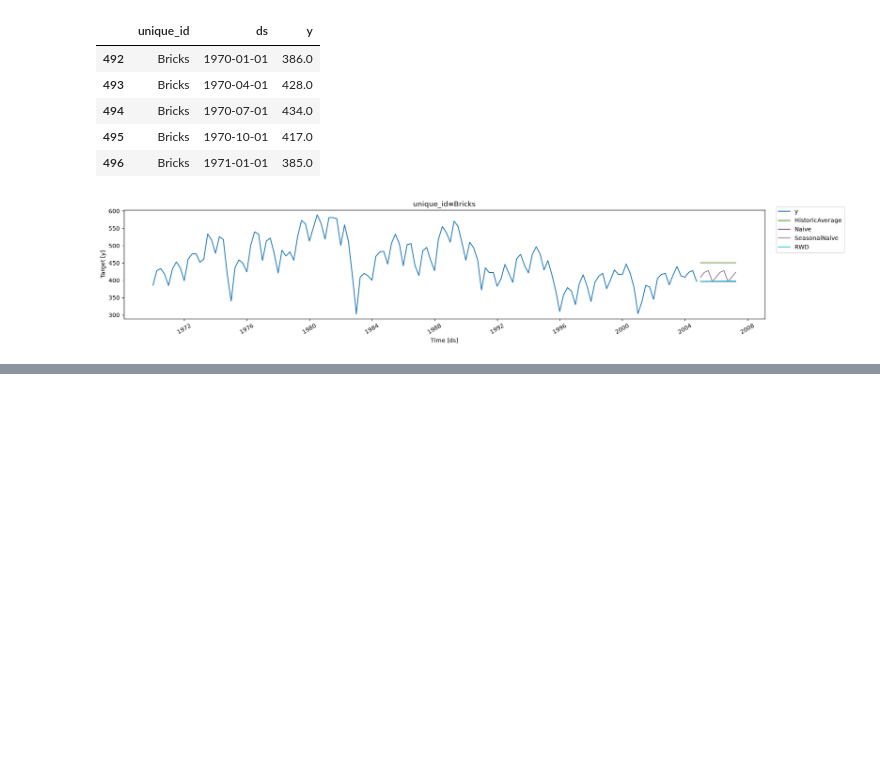
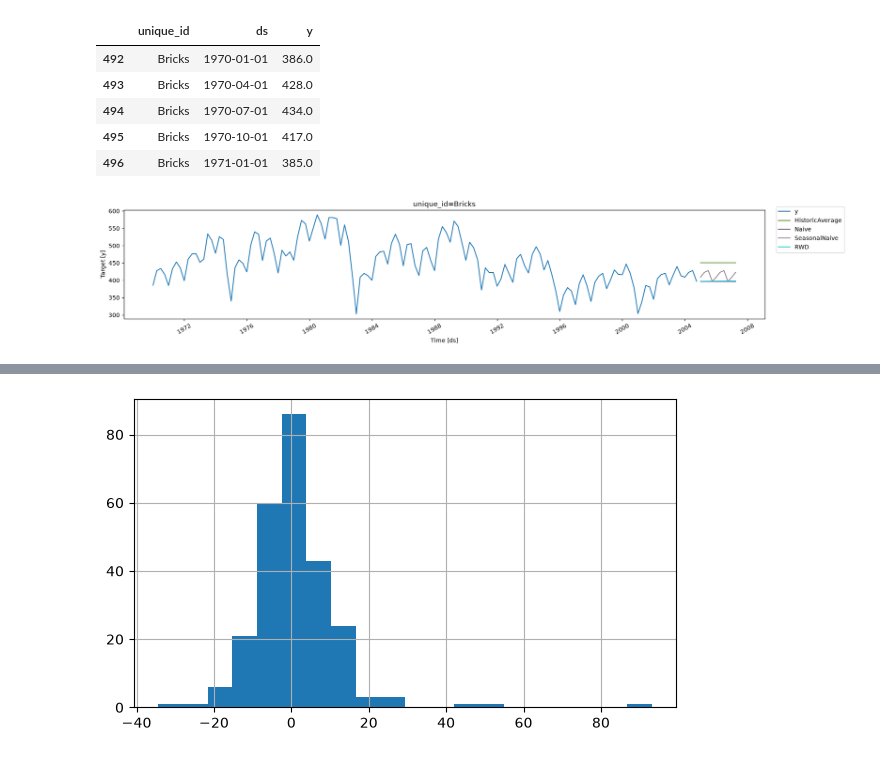
Before and after one commit to DinithBJayalath/ms-time-series, a Jupyter notebook: fpp-book/forecasting.ipynb, the cells around one changed output, grey strips where cells are left out. Drawn from its saved outputs; the diff is of its cells as text; code cells hidden in the pictures; blank space fills up the shorter version.

```diff
--- a/fpp-book/forecasting.ipynb
+++ b/fpp-book/forecasting.ipynb
@@ -118,0 +150,5 @@ plot_series(bricks_df, predictions)
+# %%
+ax = resid["resid"].hist(bins=20)
+plt.show()
+# %% [output]
+[figure, added]
```
Also changed, not shown: parts of 3 cells of this notebook.
